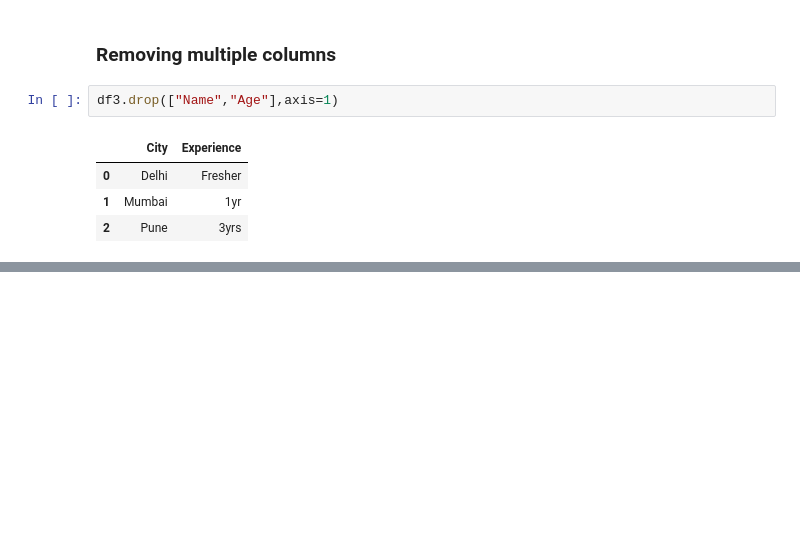
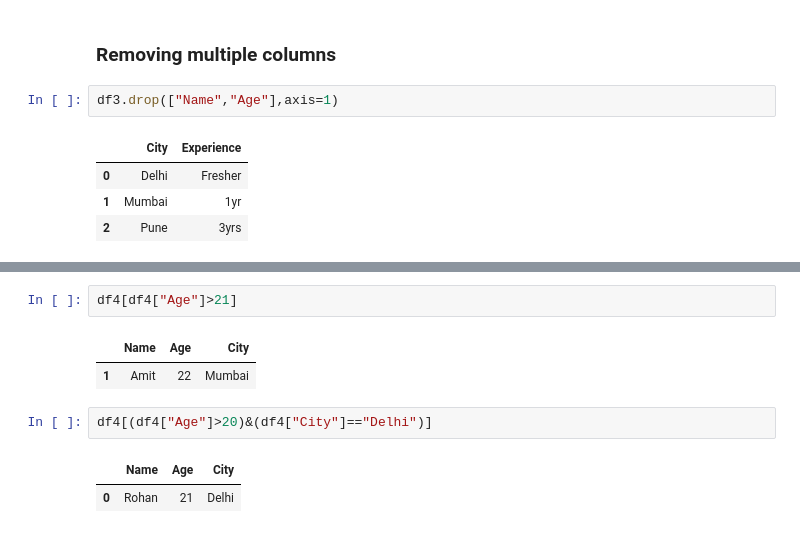
Before and after one commit to rohan-codex/Python_Basics, a Jupyter notebook: Pandas.ipynb, the cells around one changed output, grey strips where cells are left out. Drawn from its saved outputs; the diff is of its cells as text; blank space fills up the shorter version.

```diff
--- a/Pandas.ipynb
+++ b/Pandas.ipynb
@@ -200,0 +272,10 @@ df3.drop(["Name","Age"],axis=1)
+# %%
+df4[df4["Age"]>21]
+# %% [output]
+|  | Name | Age | City |
+| 1 | Amit | 22 | Mumbai |
+# %%
+df4[(df4["Age"]>20)&(df4["City"]=="Delhi")]
+# %% [output]
+|  | Name | Age | City |
+| 0 | Rohan | 21 | Delhi |
```
Also changed, not shown: parts of 14 cells of this notebook.
